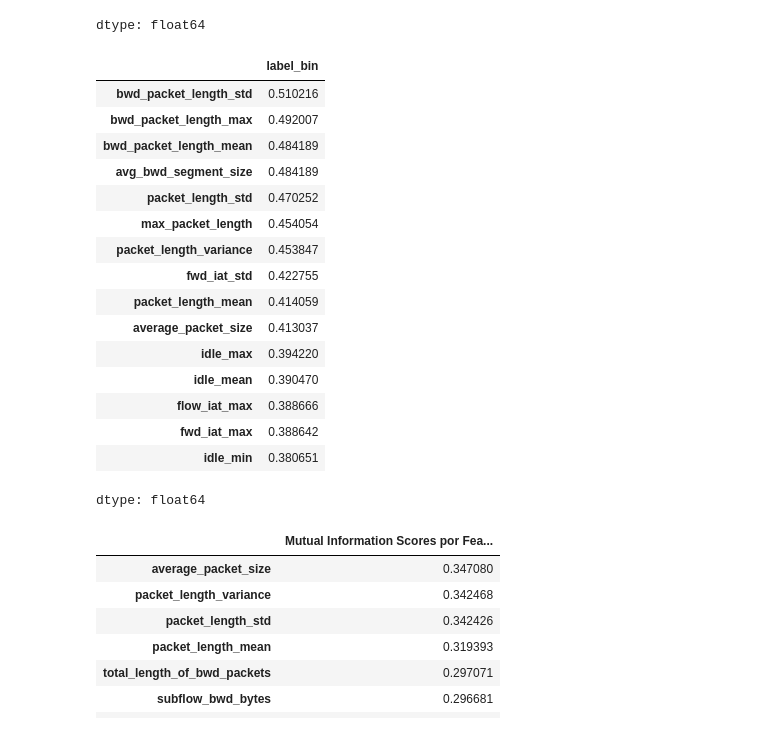
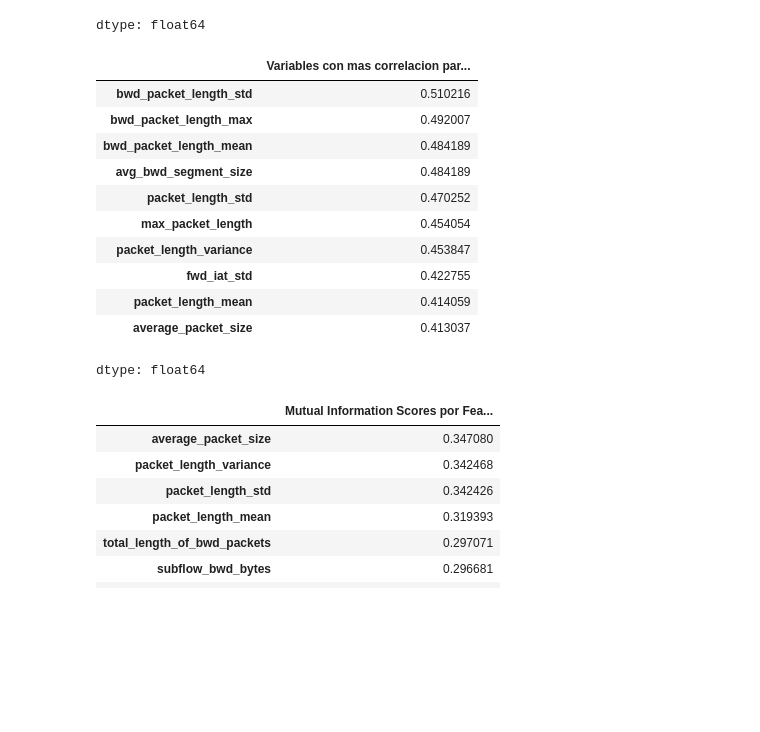
Before and after one commit to johnnyredwood/ArquitecturaMoEClasificacionIntrusiones, a Jupyter notebook: DataExploration.ipynb, the cells around one changed output. Drawn from its saved outputs; the diff is of its cells as text; code cells hidden in the pictures; blank space fills up the shorter version.

```diff
--- a/DataExploration.ipynb
+++ b/DataExploration.ipynb
@@ -517,13 +517,15 @@ dtype: float64
 # %%
 #Verificar que variables estan mas correlacionadas a los ataques
 
 df["label_bin"] = df["label"].apply(lambda x: 0 if x == "BENIGN" else 1)
 
 corr_with_label = df.select_dtypes(include="number").corr()["label_bin"].abs().drop("label_bin").sort_values(ascending=False)
 
+corr_with_label.name="Variables con mas correlacion para ataques"
+
 corr_with_label.head(10)
 # %% [output]
-|  | label_bin |
+|  | Variables con mas correlacion par... |
 | bwd_packet_length_std | 0.510216 |
 | bwd_packet_length_max | 0.492007 |
 | bwd_packet_length_mean | 0.484189 |
@@ -534,11 +536,6 @@ corr_with_label.head(10)
 | fwd_iat_std | 0.422755 |
 | packet_length_mean | 0.414059 |
 | average_packet_size | 0.413037 |
-| idle_max | 0.394220 |
-| idle_mean | 0.390470 |
-| flow_iat_max | 0.388666 |
-| fwd_iat_max | 0.388642 |
-| idle_min | 0.380651 |
 dtype: float64
 # %%
 #Analisis de no linealidad con Mutual Information solo con datos libres de NaNs y inf
```
Also changed, not shown: 1 other file.
